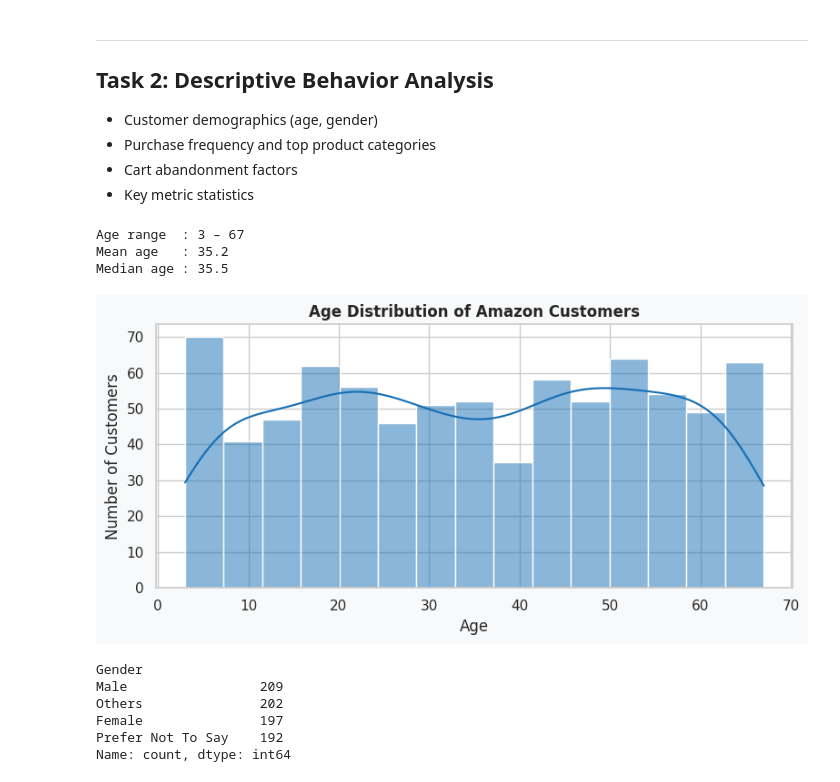
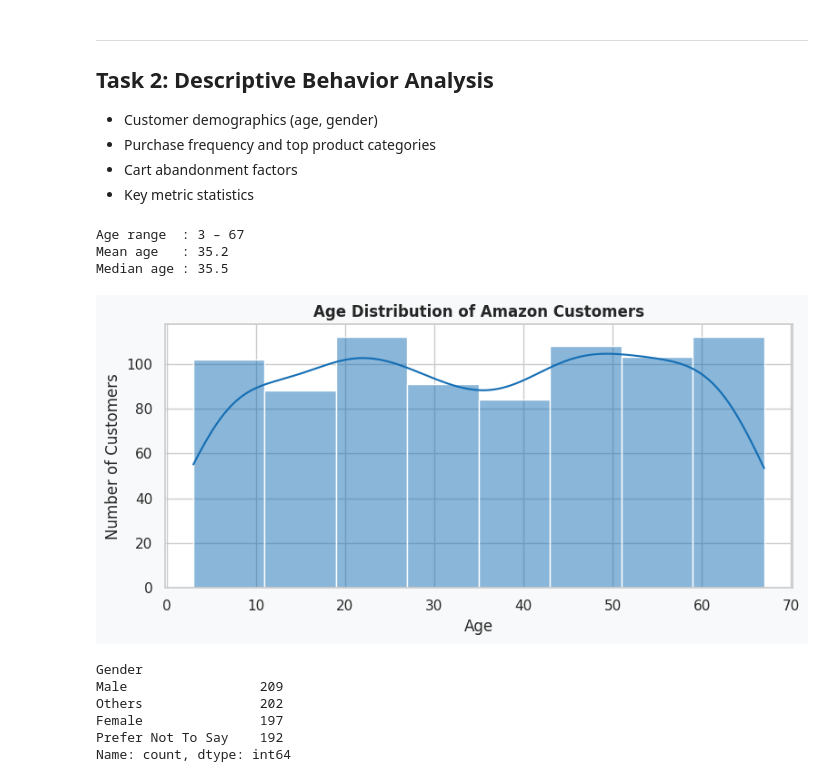
Before and after one commit to mrudula-jujjuru/amazon-market-basket-analysis, a Jupyter notebook: notebooks/amazon_market_basket_demo.ipynb, the cells around one changed output. Cells and saved outputs as stored; diff of their text form; code cells hidden in the pictures.

Commit message:
updated charts in the standalone notebookcode for demo

```diff
--- a/notebooks/amazon_market_basket_demo.ipynb
+++ b/notebooks/amazon_market_basket_demo.ipynb
@@ -225,27 +225,27 @@ df.head(3)
 # %%
 # ── 2.1 Age Distribution ──────────────────────────────────
 
 print(f"Age range  : {df['age'].min()} – {df['age'].max()}")
 print(f"Mean age   : {df['age'].mean():.1f}")
 print(f"Median age : {df['age'].median()}")
 # Add this in the imports cell (cell 3) after warnings line:
 
 FIGURES_DIR ='/content/reports'
 # create folder if missing
 os.makedirs(FIGURES_DIR, exist_ok=True)
 plt.figure(figsize=(8, 4))
-sns.histplot(df["age"], bins=15, kde=True, color="#146EB4")
+sns.histplot(df["age"], bins=8, kde=True, color="#146EB4")
 plt.title("Age Distribution of Amazon Customers")
 plt.xlabel("Age")
 plt.ylabel("Number of Customers")
 plt.tight_layout()
 plt.savefig(f"{FIGURES_DIR}/01_age_distribution.png", dpi=150)
 plt.show()
 # %% [output]
 Age range  : 3 – 67
 Mean age   : 35.2
 Median age : 35.5
-[figure, old version]
+[figure, new version]
 # %%
 # ── 2.2 Gender Distribution ───────────────────────────────
 
```
Also changed, not shown: parts of 11 cells of this notebook.
